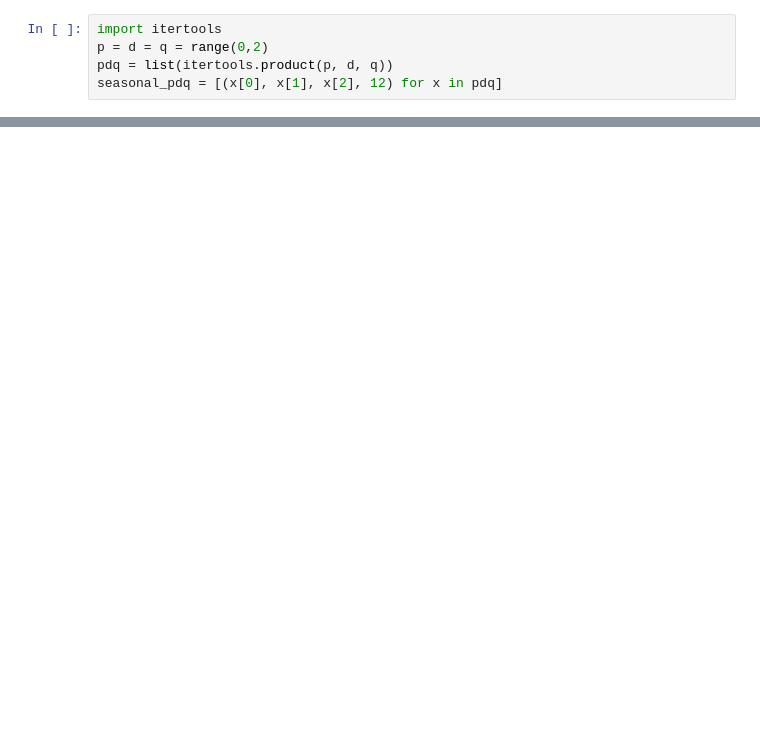
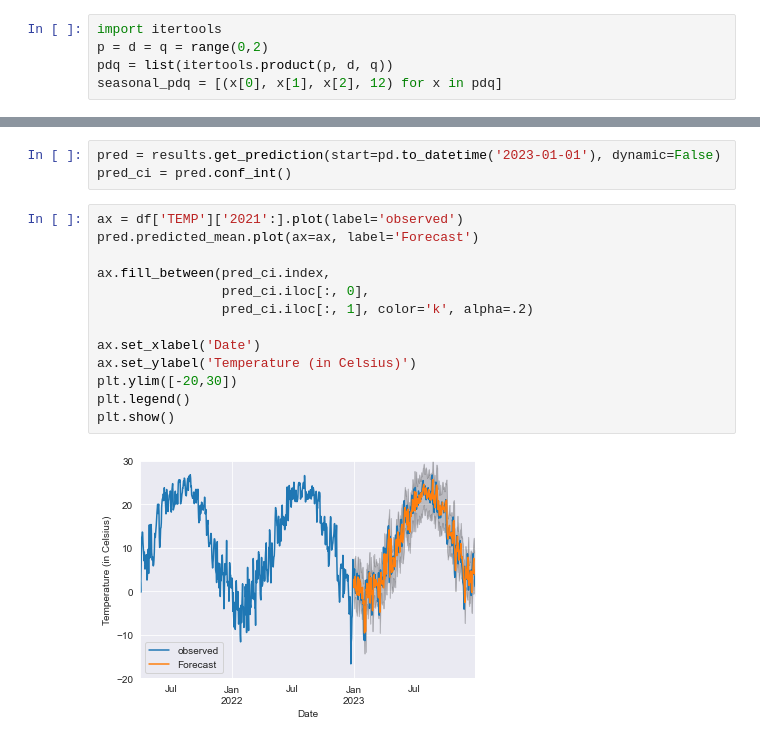
Before and after one commit to smmalik98/Chicago-Weather-Time-Series, a Jupyter notebook: chicago.ipynb, the cells around one changed output, grey strips where cells are left out. Cells and saved outputs as stored; diff of their text form; blank space fills up the shorter version.

```diff
--- a/chicago.ipynb
+++ b/chicago.ipynb
@@ -155,0 +338,18 @@ for param in pdq:
+# %%
+pred = results.get_prediction(start=pd.to_datetime('2023-01-01'), dynamic=False)
+pred_ci = pred.conf_int()
+# %%
+ax = df['TEMP']['2021':].plot(label='observed')
+pred.predicted_mean.plot(ax=ax, label='Forecast')
+
+ax.fill_between(pred_ci.index,
+                pred_ci.iloc[:, 0],
+                pred_ci.iloc[:, 1], color='k', alpha=.2)
+
+ax.set_xlabel('Date')
+ax.set_ylabel('Temperature (in Celsius)')
+plt.ylim([-20,30])
+plt.legend()
+plt.show()
+# %% [output]
+[figure, added]
```
Also changed, not shown: parts of 10 cells of this notebook.
